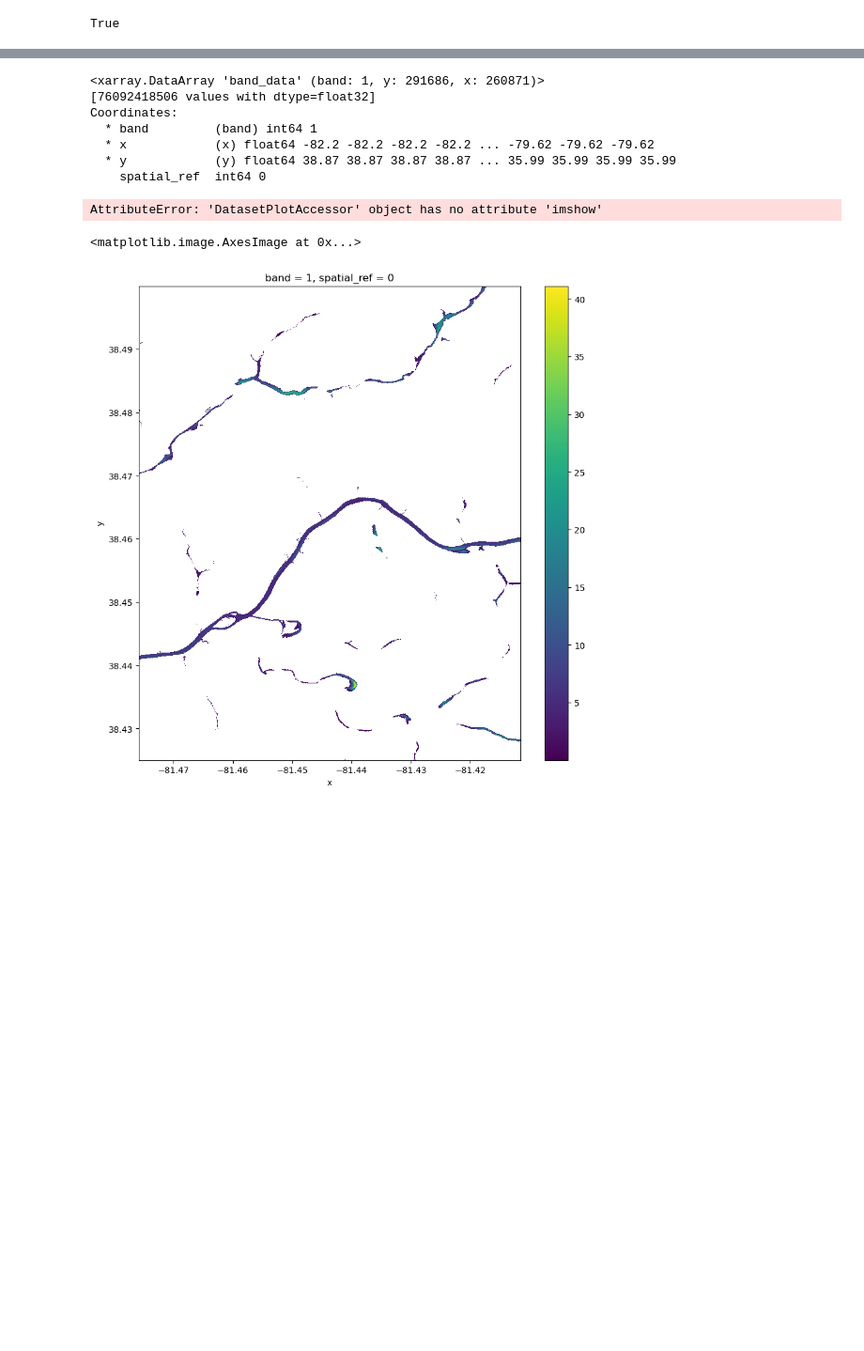
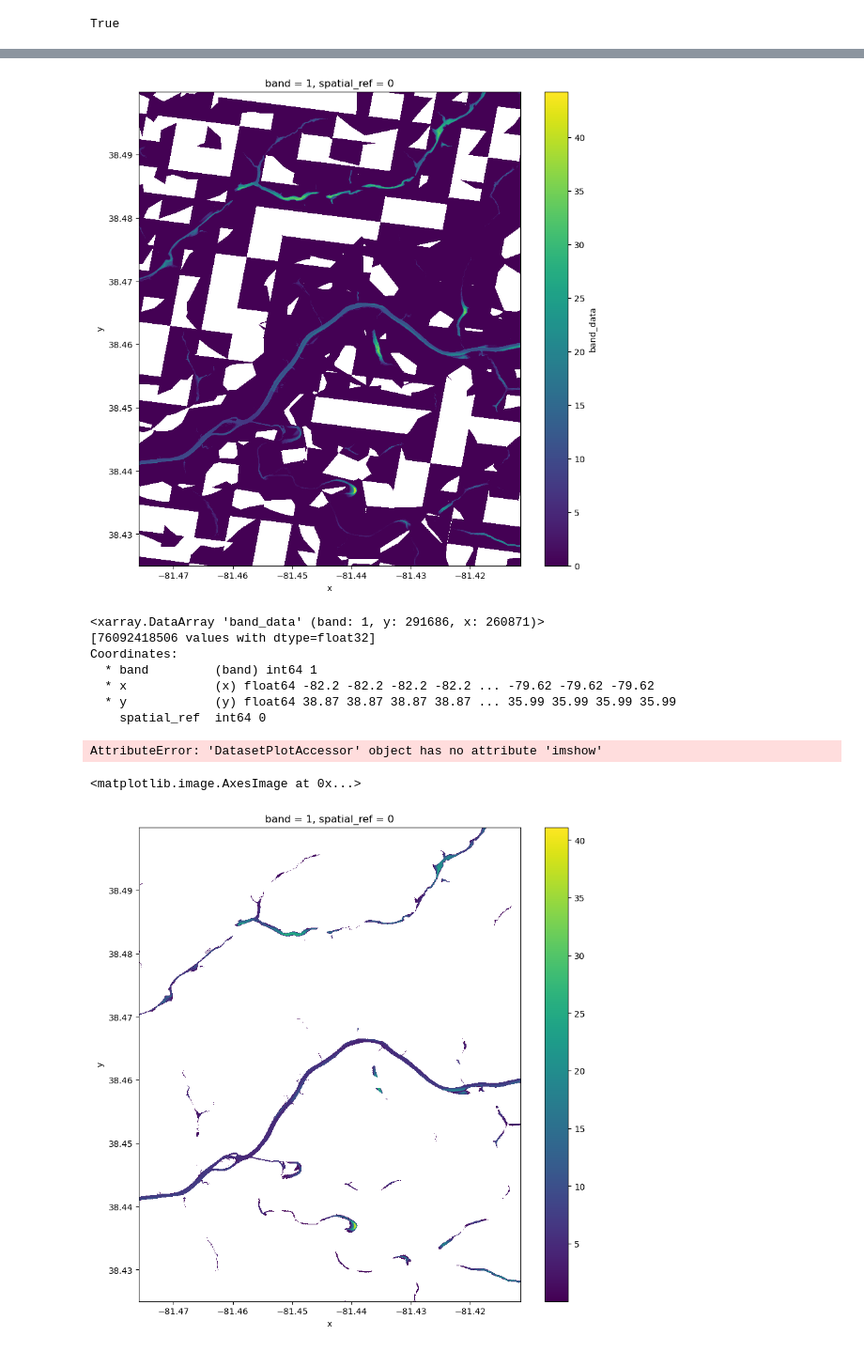
Before and after one commit to arc-pts/kanawha-zarr, a Jupyter notebook: kanawha.ipynb, the cells around one changed output, grey strips where cells are left out. Shown at 94% size. Drawn from its saved outputs; the diff is of its cells as text; code cells hidden in the pictures; blank space fills up the shorter version.

```diff
--- a/kanawha.ipynb
+++ b/kanawha.ipynb
@@ -26,3 +34,11 @@ with rasterio.Env(GDAL_VRT_ENABLE_PYTHON=True):
+# %%
+with rasterio.Env(GDAL_VRT_ENABLE_PYTHON=True):
+    ds = xr.open_dataset('./blah.3.vrt', engine='rasterio')
+    da = ds.band_data.sel(x=slice(-81.4758, -81.4115), y=slice(38.5, 38.425), band=1)
+    # da.where(da > 0.001).plot.imshow(figsize=(10, 10))
+    da.plot.imshow(figsize=(10, 10))
+# %% [output]
+[figure, added]
 # %%
 ds.band_data
 # %% [output]
```
Also changed, not shown: parts of 2 cells of this notebook, 2 other files.
